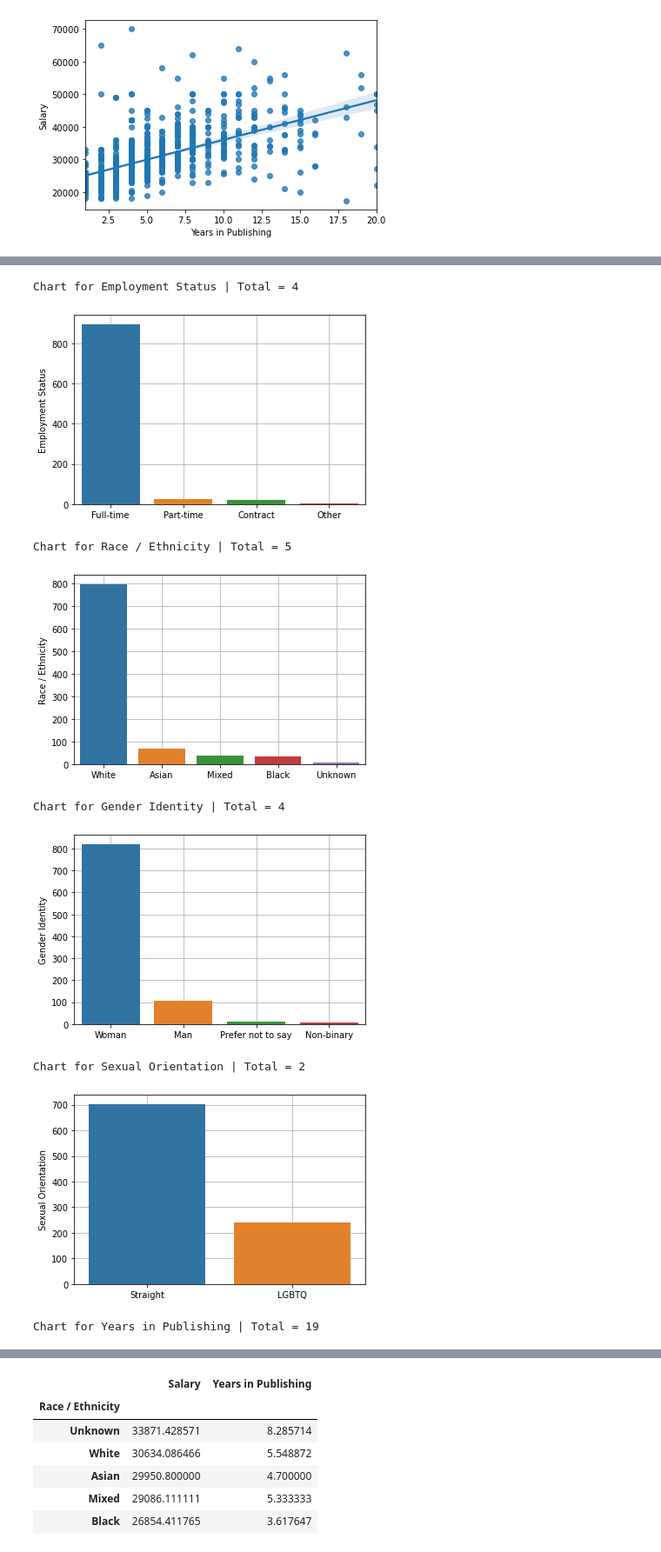
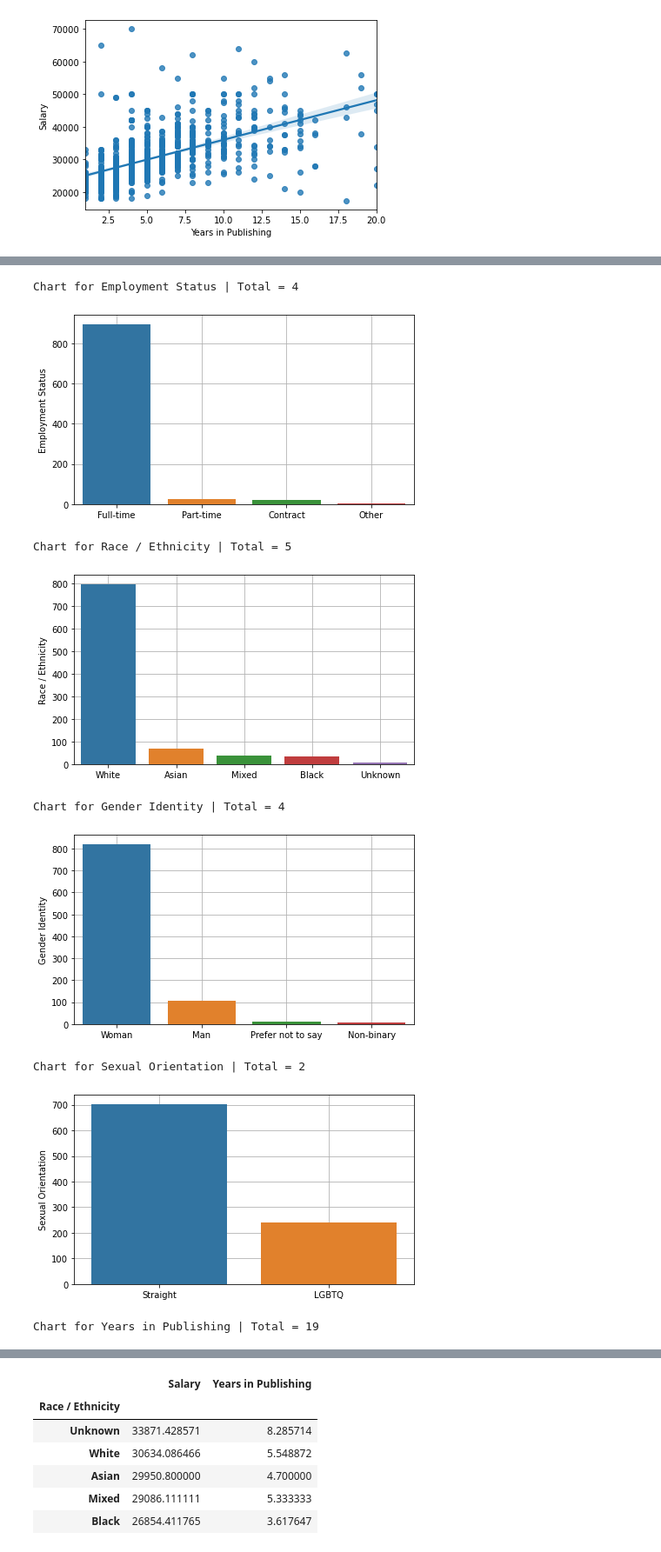
Before and after one commit to dan-grant-hunter/UK_Publishing_Analysis, a Jupyter notebook: book_publishing.ipynb, the cells around one changed output, grey strips where cells are left out. Shown: that part at 87% size. Saved outputs shown, nothing was run; the diff lists cells and outputs as text; code cells hidden in the pictures.

```diff
--- a/book_publishing.ipynb
+++ b/book_publishing.ipynb
@@ -576,19 +570,20 @@ Again, we can see that although there does appear to be a positive relationship,
 # %%
 # Barplots for each of the features
 for feature in ukpub.columns[2:7]:
     feature_num = ukpub[feature].value_counts()
     print(f"Chart for {feature} | Total = {len(feature_num)}")
+    plt.figure(figsize=(7,4))
     chart = sns.barplot(x=feature_num.index, y=feature_num, zorder=2)
     chart.set_xticklabels(chart.get_xticklabels())
     plt.grid()
     plt.show()
 # %% [output]
 Chart for Employment Status | Total = 4
-[figure, old version]
+[figure, new version]
 Chart for Race / Ethnicity | Total = 5
-[figure, old version]
+[figure, new version]
 Chart for Gender Identity | Total = 4
-[figure, old version]
+[figure, new version]
 Chart for Sexual Orientation | Total = 2
-[figure, old version]
+[figure, new version]
 Chart for Years in Publishing | Total = 19
```
Also changed, not shown: parts of 37 cells of this notebook.
